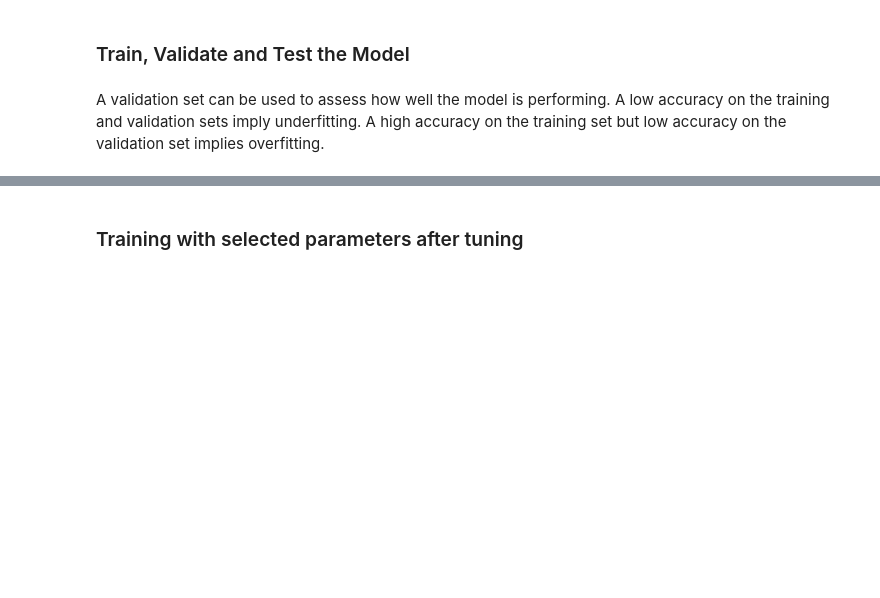
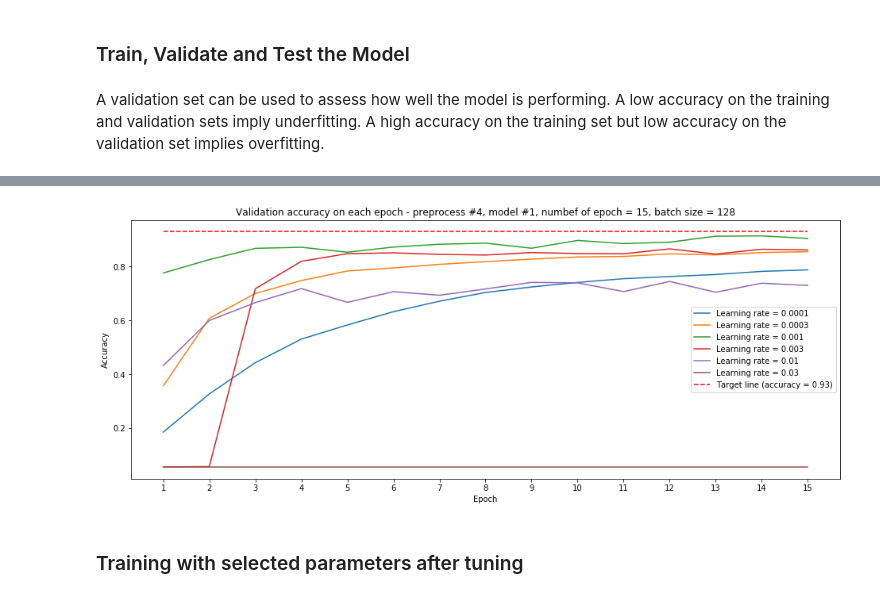
Before and after one commit to pl80tech/CarND-Traffic-Sign-Classifier, a Jupyter notebook: Traffic_Sign_Classifier.ipynb, the cells around one changed output, grey strips where cells are left out. Drawn from its saved outputs; the diff is of its cells as text; code cells hidden in the pictures; blank space fills up the shorter version.

Commit message:
Tuning result with different learning rate (new pipeline)

```diff
--- a/Traffic_Sign_Classifier.ipynb
+++ b/Traffic_Sign_Classifier.ipynb
@@ -612,7 +612,7 @@ def pipeline(preprocess_method, model_selection, rate, num_epoch, batch_size, X_
         return validation_accuracy, test_accuracy
 # %%
 # A function to plot the training results for easy comparison
-def plot_training_results(results, labels, savepath):
+def plot_training_results(results, labels, savepath, train_info):
     plt.figure(figsize=(16,6))
 
     x_max = len(results[0])
@@ -631,7 +631,7 @@ def plot_training_results(results, labels, savepath):
 
     plt.xlabel('Epoch')
     plt.ylabel('Accuracy')
-    plt.title('Validation accuracy on each epoch')
+    plt.title('Validation accuracy on each epoch - ' + train_info)
     plt.xticks(range(1, x_max + 1, 1))
     plt.legend()
 
@@ -661,8 +676,10 @@ preprocessing method #4, model #1, learning rate = 0.0001, number of epoch = 15,
 # %%
 # Show training results
-train_info = 'preprocess #4, model #1, numbef of epoch = 15, batch size = 128'
-savepath = './output_images/pre4_model1_epoch15_batch128.jpg'
-plot_training_results(valid_accuracy_rate, labels_rate, savepath, train_info)
+train_info_rate = 'preprocess #4, model #1, numbef of epoch = 15, batch size = 128'
+savepath = './output_images/valid_acc_vs_different_rate.jpg'
+plot_training_results(valid_accuracy_rate, labels_rate, savepath, train_info_rate)
+# %% [output]
+[figure, added]
 # %% [markdown]
 ### Training with selected parameters after tuning
 # %%
```
Also changed, not shown: parts of 1 cell of this notebook.
